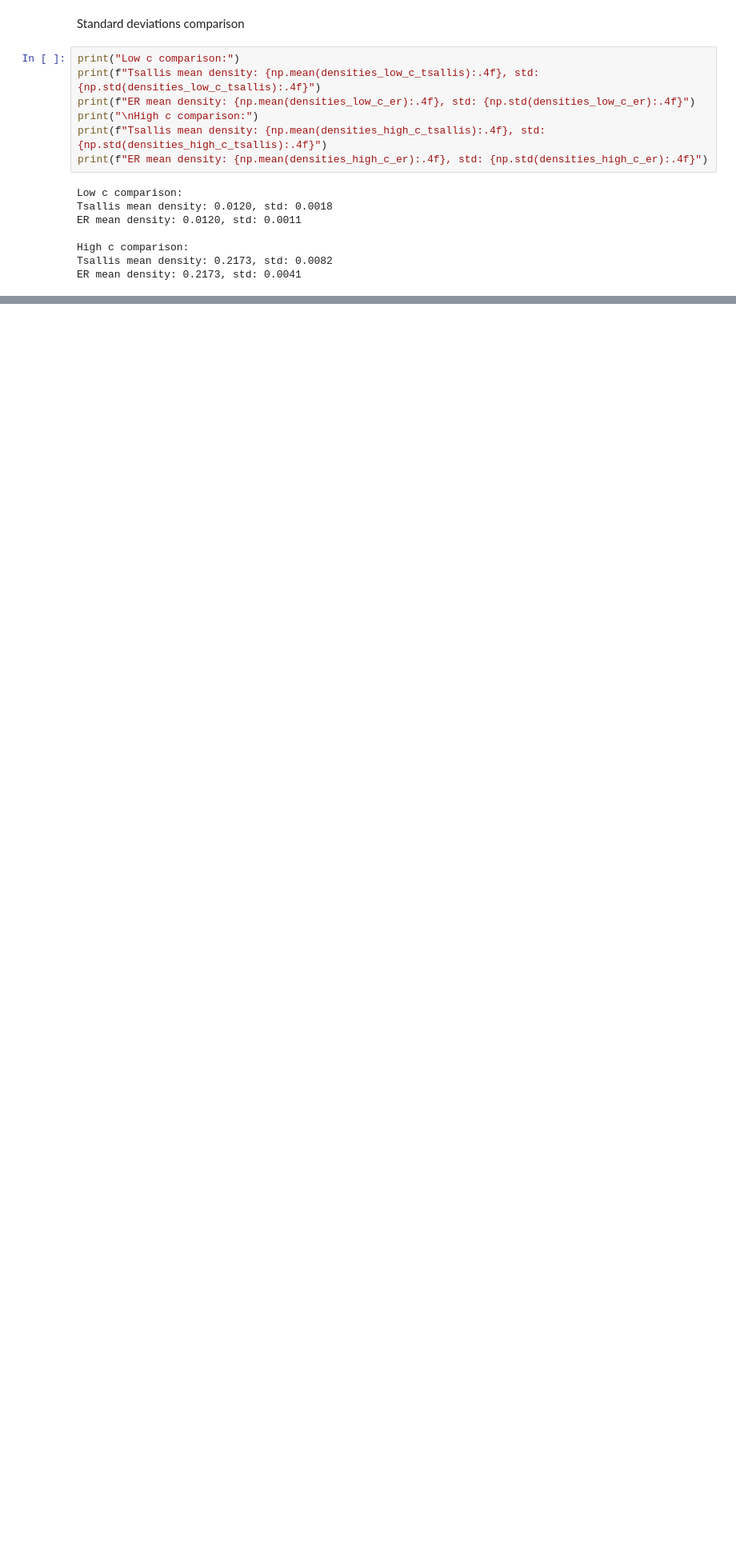
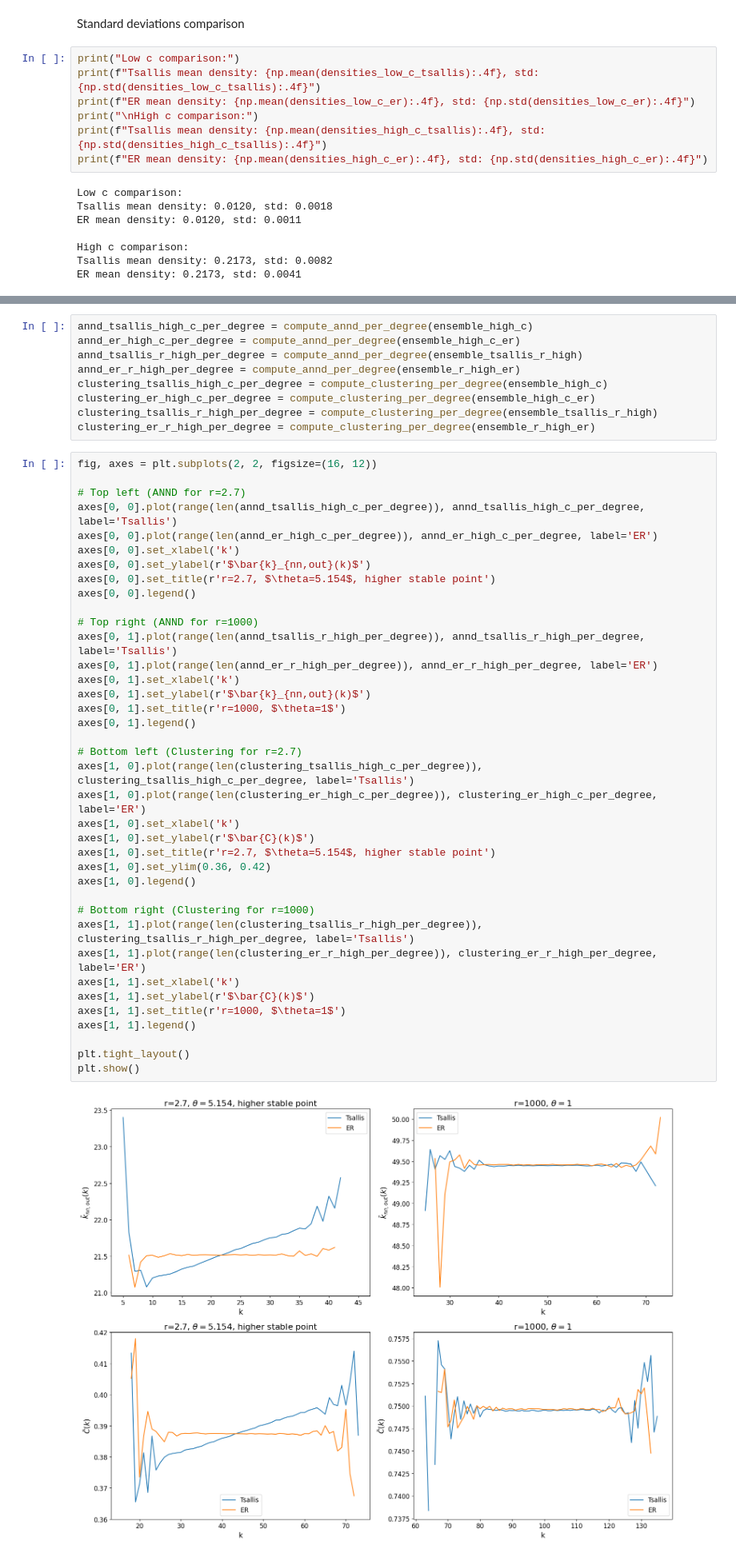
Before and after one commit to DavidDobas/Tsallis-Network-Models, a Jupyter notebook: tsallis_network_models.ipynb, the cells around one changed output, grey strips where cells are left out. Shown at 80% size. Cells and saved outputs as stored; diff of their text form; blank space fills up the shorter version.

Commit message:
Included all plots

```diff
--- a/tsallis_network_models.ipynb
+++ b/tsallis_network_models.ipynb
@@ -824,0 +612,49 @@ ER mean density: 0.2173, std: 0.0041
+# %%
+annd_tsallis_high_c_per_degree = compute_annd_per_degree(ensemble_high_c)
+annd_er_high_c_per_degree = compute_annd_per_degree(ensemble_high_c_er)
+annd_tsallis_r_high_per_degree = compute_annd_per_degree(ensemble_tsallis_r_high)
+annd_er_r_high_per_degree = compute_annd_per_degree(ensemble_r_high_er)
+clustering_tsallis_high_c_per_degree = compute_clustering_per_degree(ensemble_high_c)
+clustering_er_high_c_per_degree = compute_clustering_per_degree(ensemble_high_c_er)
+clustering_tsallis_r_high_per_degree = compute_clustering_per_degree(ensemble_tsallis_r_high)
+clustering_er_r_high_per_degree = compute_clustering_per_degree(ensemble_r_high_er)
+# %%
+fig, axes = plt.subplots(2, 2, figsize=(16, 12))
+
+# Top left (ANND for r=2.7)
+axes[0, 0].plot(range(len(annd_tsallis_high_c_per_degree)), annd_tsallis_high_c_per_degree, label='Tsallis')
+axes[0, 0].plot(range(len(annd_er_high_c_per_degree)), annd_er_high_c_per_degree, label='ER')
+axes[0, 0].set_xlabel('k')
+axes[0, 0].set_ylabel(r'$\bar{k}_{nn,out}(k)$')
+axes[0, 0].set_title(r'r=2.7, $\theta=5.154$, higher stable point')
+axes[0, 0].legend()
+
+# Top right (ANND for r=1000)
+axes[0, 1].plot(range(len(annd_tsallis_r_high_per_degree)), annd_tsallis_r_high_per_degree, label='Tsallis')
+axes[0, 1].plot(range(len(annd_er_r_high_per_degree)), annd_er_r_high_per_degree, label='ER')
+axes[0, 1].set_xlabel('k')
+axes[0, 1].set_ylabel(r'$\bar{k}_{nn,out}(k)$')
+axes[0, 1].set_title(r'r=1000, $\theta=1$')
+axes[0, 1].legend()
+
+# Bottom left (Clustering for r=2.7)
+axes[1, 0].plot(range(len(clustering_tsallis_high_c_per_degree)), clustering_tsallis_high_c_per_degree, label='Tsallis')
+axes[1, 0].plot(range(len(clustering_er_high_c_per_degree)), clustering_er_high_c_per_degree, label='ER')
+axes[1, 0].set_xlabel('k')
+axes[1, 0].set_ylabel(r'$\bar{C}(k)$')
+axes[1, 0].set_title(r'r=2.7, $\theta=5.154$, higher stable point')
+axes[1, 0].set_ylim(0.36, 0.42)
+axes[1, 0].legend()
+
+# Bottom right (Clustering for r=1000)
+axes[1, 1].plot(range(len(clustering_tsallis_r_high_per_degree)), clustering_tsallis_r_high_per_degree, label='Tsallis')
+axes[1, 1].plot(range(len(clustering_er_r_high_per_degree)), clustering_er_r_high_per_degree, label='ER')
+axes[1, 1].set_xlabel('k')
+axes[1, 1].set_ylabel(r'$\bar{C}(k)$')
+axes[1, 1].set_title(r'r=1000, $\theta=1$')
+axes[1, 1].legend()
+
+plt.tight_layout()
+plt.show()
+# %% [output]
+[figure, added]
```
Also changed, not shown: parts of 29 cells of this notebook.
